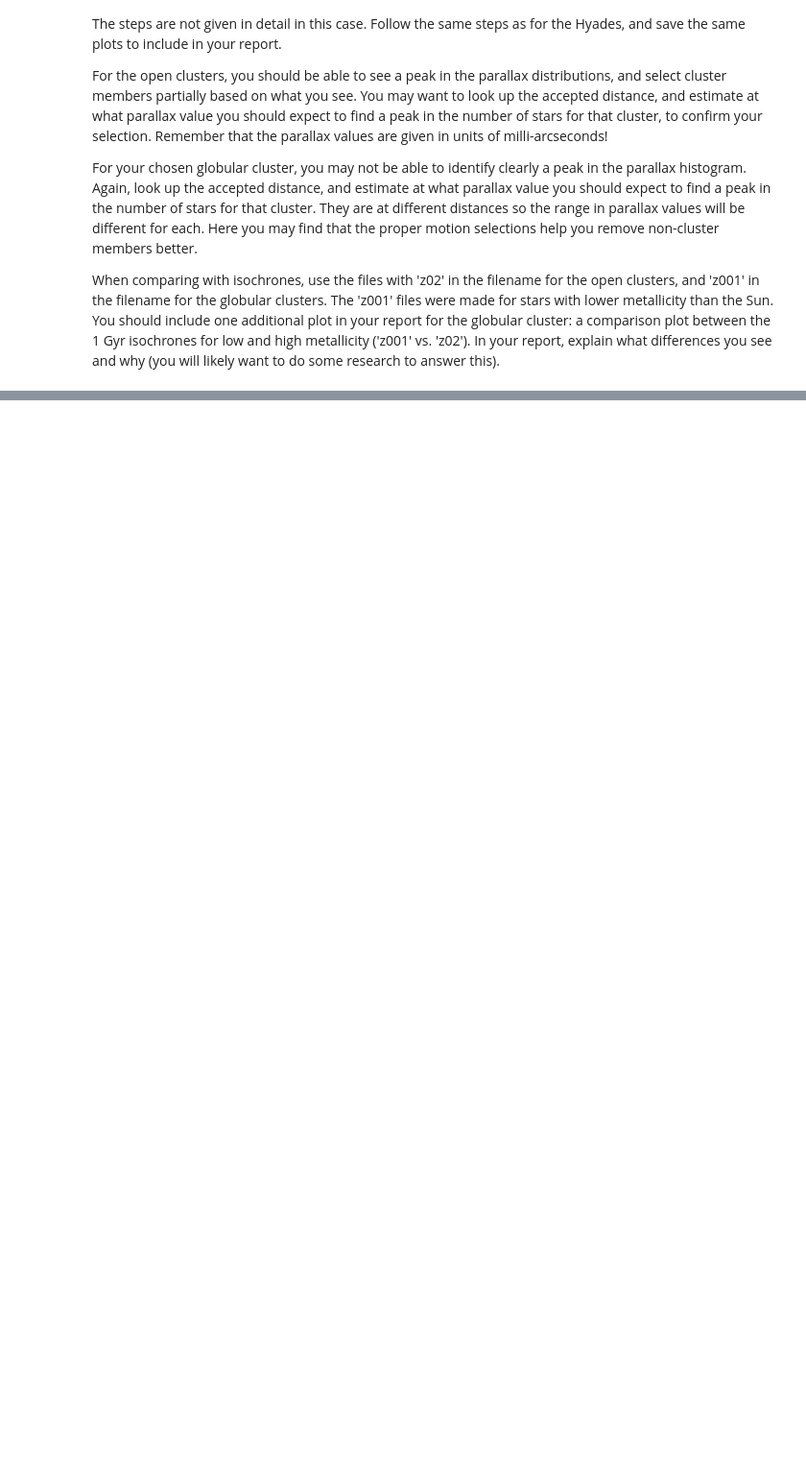
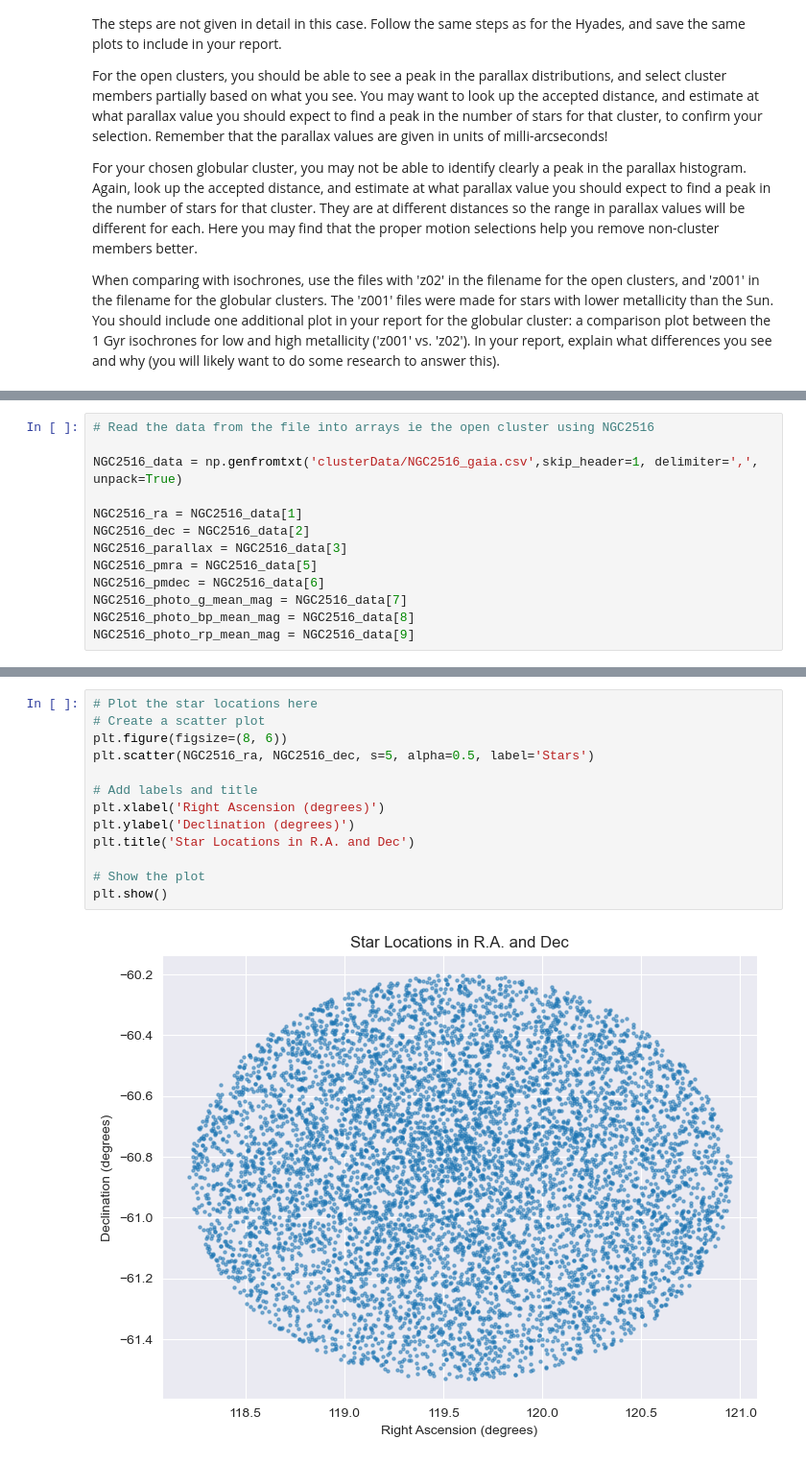
Before and after one commit to oscar066/Stellar-cluster-DataAnalysis, a Jupyter notebook: CMD_project_template.ipynb, the cells around one changed output, grey strips where cells are left out. Shown at 96% size. Saved outputs shown, nothing was run; the diff lists cells and outputs as text; blank space fills up the shorter version.

```diff
--- a/CMD_project_template.ipynb
+++ b/CMD_project_template.ipynb
@@ -796,0 +868,13 @@ When comparing with isochrones, use the files with 'z02' in the filename for the
+# %%
+# Read the data from the file into arrays ie the open cluster using NGC2516
+
+NGC2516_data = np.genfromtxt('clusterData/NGC2516_gaia.csv',skip_header=1, delimiter=',', unpack=True)
+
+NGC2516_ra = NGC2516_data[1]
+NGC2516_dec = NGC2516_data[2]
+NGC2516_parallax = NGC2516_data[3]
+NGC2516_pmra = NGC2516_data[5]
+NGC2516_pmdec = NGC2516_data[6]
+NGC2516_photo_g_mean_mag = NGC2516_data[7]
+NGC2516_photo_bp_mean_mag = NGC2516_data[8]
+NGC2516_photo_rp_mean_mag = NGC2516_data[9]
@@ -796,0 +911,15 @@ When comparing with isochrones, use the files with 'z02' in the filename for the
+# %%
+# Plot the star locations here
+# Create a scatter plot
+plt.figure(figsize=(8, 6))
+plt.scatter(NGC2516_ra, NGC2516_dec, s=5, alpha=0.5, label='Stars')
+
+# Add labels and title
+plt.xlabel('Right Ascension (degrees)')
+plt.ylabel('Declination (degrees)')
+plt.title('Star Locations in R.A. and Dec')
+
+# Show the plot
+plt.show()
+# %% [output]
+[figure, added]
```
Also changed, not shown: parts of 52 cells of this notebook.
